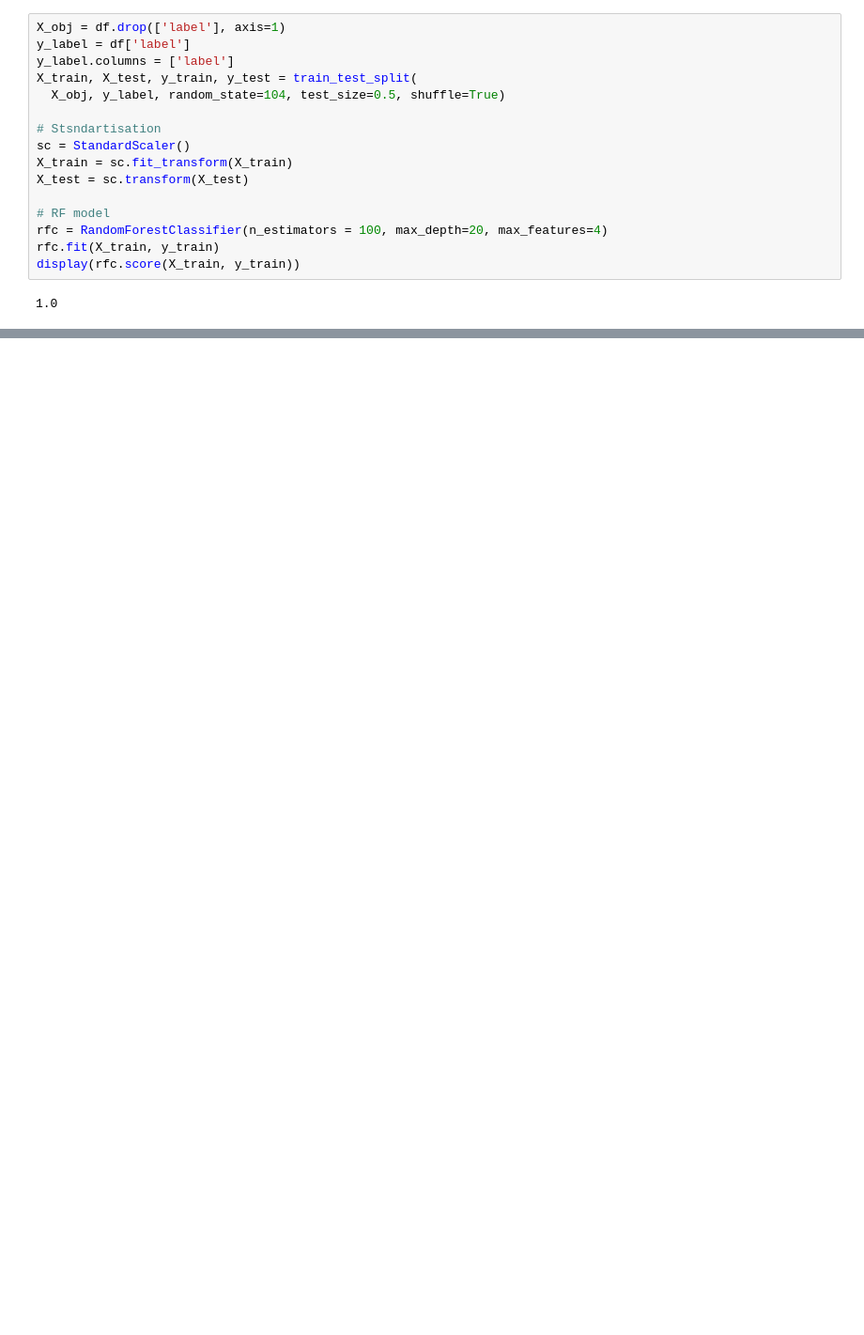
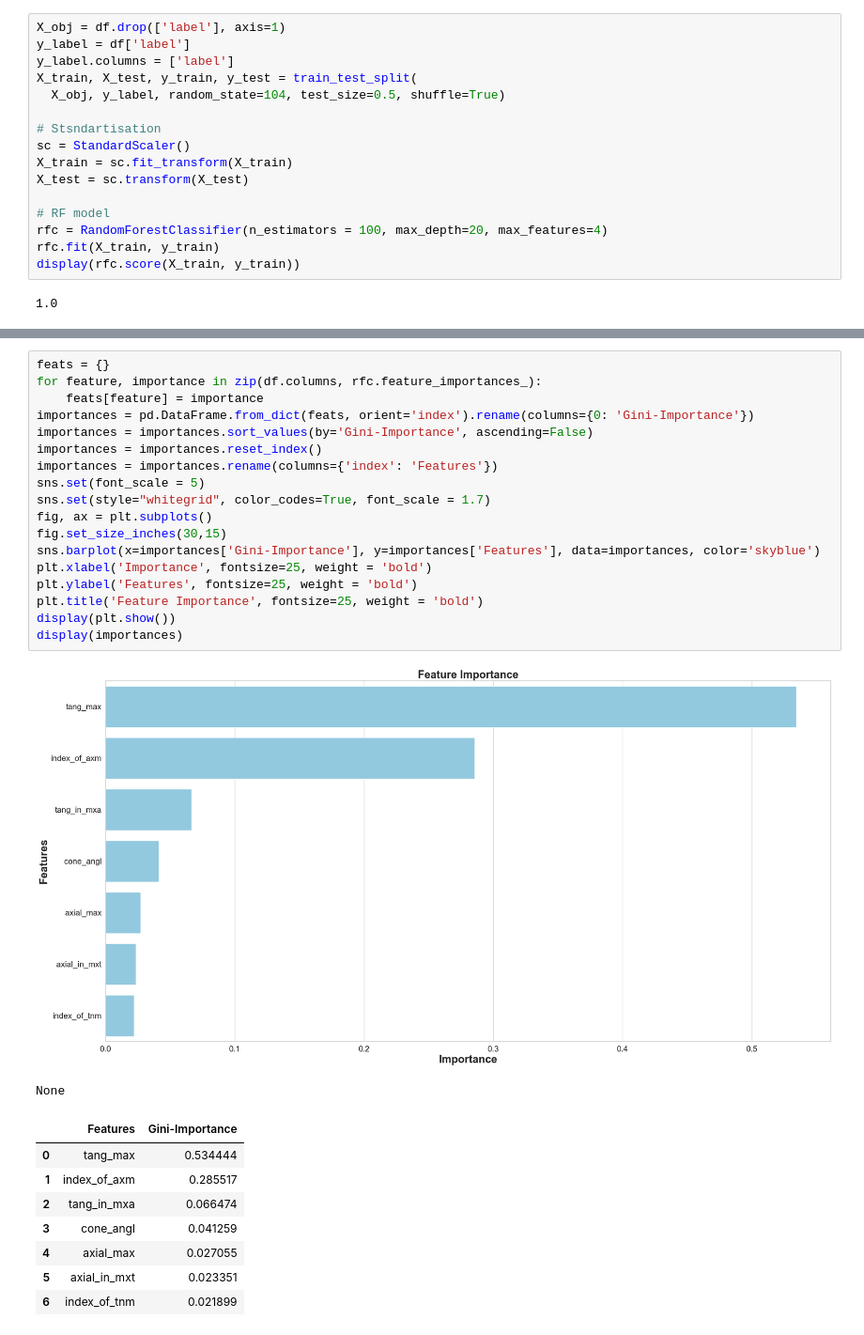
Before and after one commit to NikitaGoltsev/aerodynamic_circuit_ML, a Jupyter notebook: with_update_data.ipynb, the cells around one changed output, grey strips where cells are left out. Shown: that part at 94% size. Saved outputs shown, nothing was run; the diff lists cells and outputs as text; blank space fills up the shorter version.

Commit message:
More_analyst_data

```diff
--- a/with_update_data.ipynb
+++ b/with_update_data.ipynb
@@ -73,0 +57,29 @@ display('precision = ', precision_score(y_test, y_pred))
+# %%
+feats = {}
+for feature, importance in zip(df.columns, rfc.feature_importances_):
+    feats[feature] = importance
+importances = pd.DataFrame.from_dict(feats, orient='index').rename(columns={0: 'Gini-Importance'})
+importances = importances.sort_values(by='Gini-Importance', ascending=False)
+importances = importances.reset_index()
+importances = importances.rename(columns={'index': 'Features'})
+sns.set(font_scale = 5)
+sns.set(style="whitegrid", color_codes=True, font_scale = 1.7)
+fig, ax = plt.subplots()
+fig.set_size_inches(30,15)
+sns.barplot(x=importances['Gini-Importance'], y=importances['Features'], data=importances, color='skyblue')
+plt.xlabel('Importance', fontsize=25, weight = 'bold')
+plt.ylabel('Features', fontsize=25, weight = 'bold')
+plt.title('Feature Importance', fontsize=25, weight = 'bold')
+display(plt.show())
+display(importances)
+# %% [output]
+[figure, added]
+None
+|  | Features | Gini-Importance |
+| 0 | tang_max | 0.534444 |
+| 1 | index_of_axm | 0.285517 |
+| 2 | tang_in_mxa | 0.066474 |
+| 3 | cone_angl | 0.041259 |
+| 4 | axial_max | 0.027055 |
+| 5 | axial_in_mxt | 0.023351 |
+| 6 | index_of_tnm | 0.021899 |
```
Also changed, not shown: parts of 3 cells of this notebook, 5 other files.
